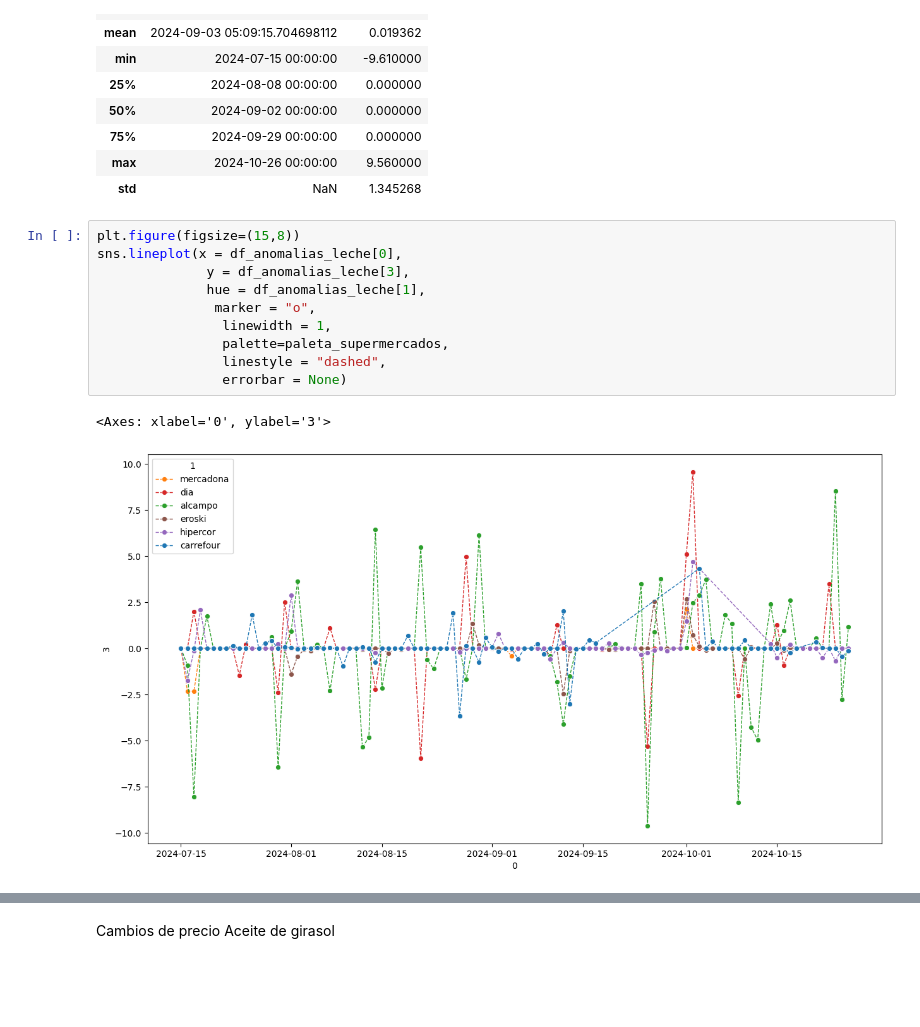
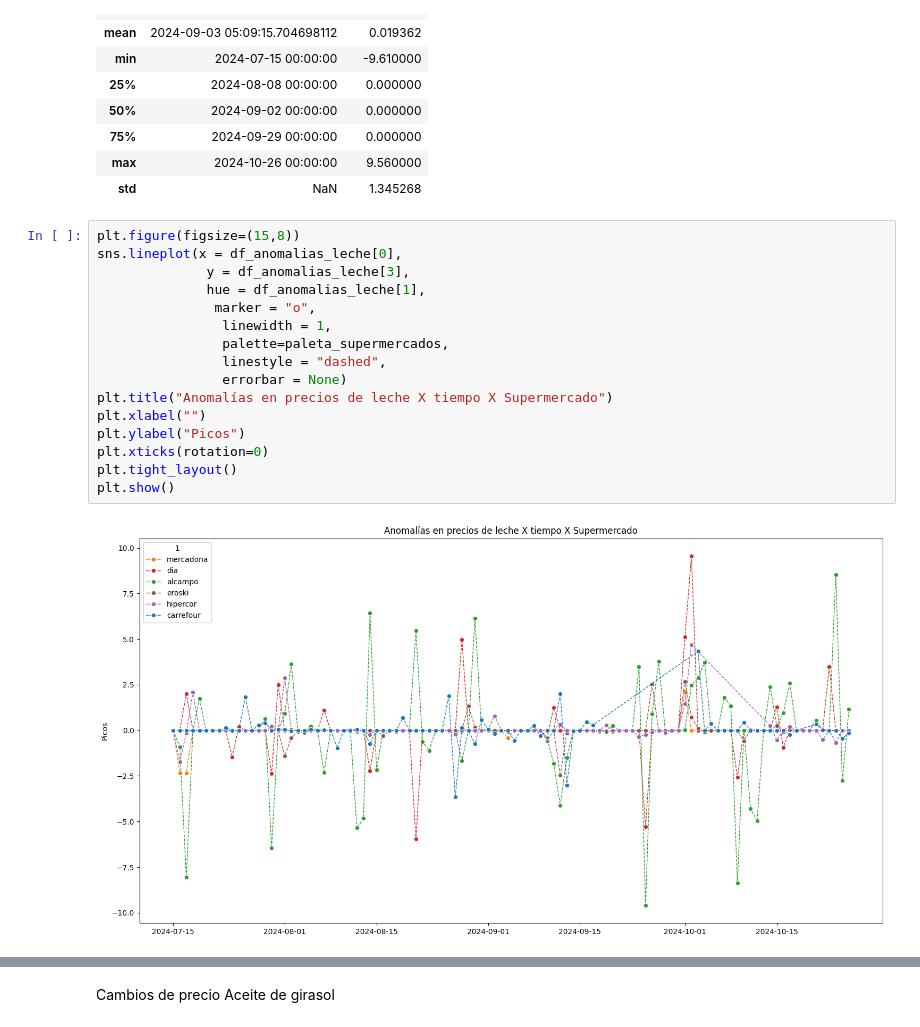
Before and after one commit to ngcarvajall/Proyecto1-AnalisisFacua, a Jupyter notebook: Notebooks/EDA.ipynb, the cells around one changed output, grey strips where cells are left out. Drawn from its saved outputs; the diff is of its cells as text; blank space fills up the shorter version.

```diff
--- a/Notebooks/EDA.ipynb
+++ b/Notebooks/EDA.ipynb
@@ -589,13 +603,18 @@ df_anomalias_leche.describe()
 # %%
 plt.figure(figsize=(15,8))
 sns.lineplot(x = df_anomalias_leche[0],
               y = df_anomalias_leche[3],
               hue = df_anomalias_leche[1],
                marker = "o",
                 linewidth = 1,
                 palette=paleta_supermercados,
                 linestyle = "dashed",
                 errorbar = None)
+plt.title("Anomalías en precios de leche X tiempo X Supermercado")
+plt.xlabel("")
+plt.ylabel("Picos")
+plt.xticks(rotation=0)
+plt.tight_layout()
+plt.show()
 # %% [output]
-<Axes: xlabel='0', ylabel='3'>
-[figure, old version]
+[figure, new version]
```
Also changed, not shown: parts of 13 cells of this notebook, 1 other file.
